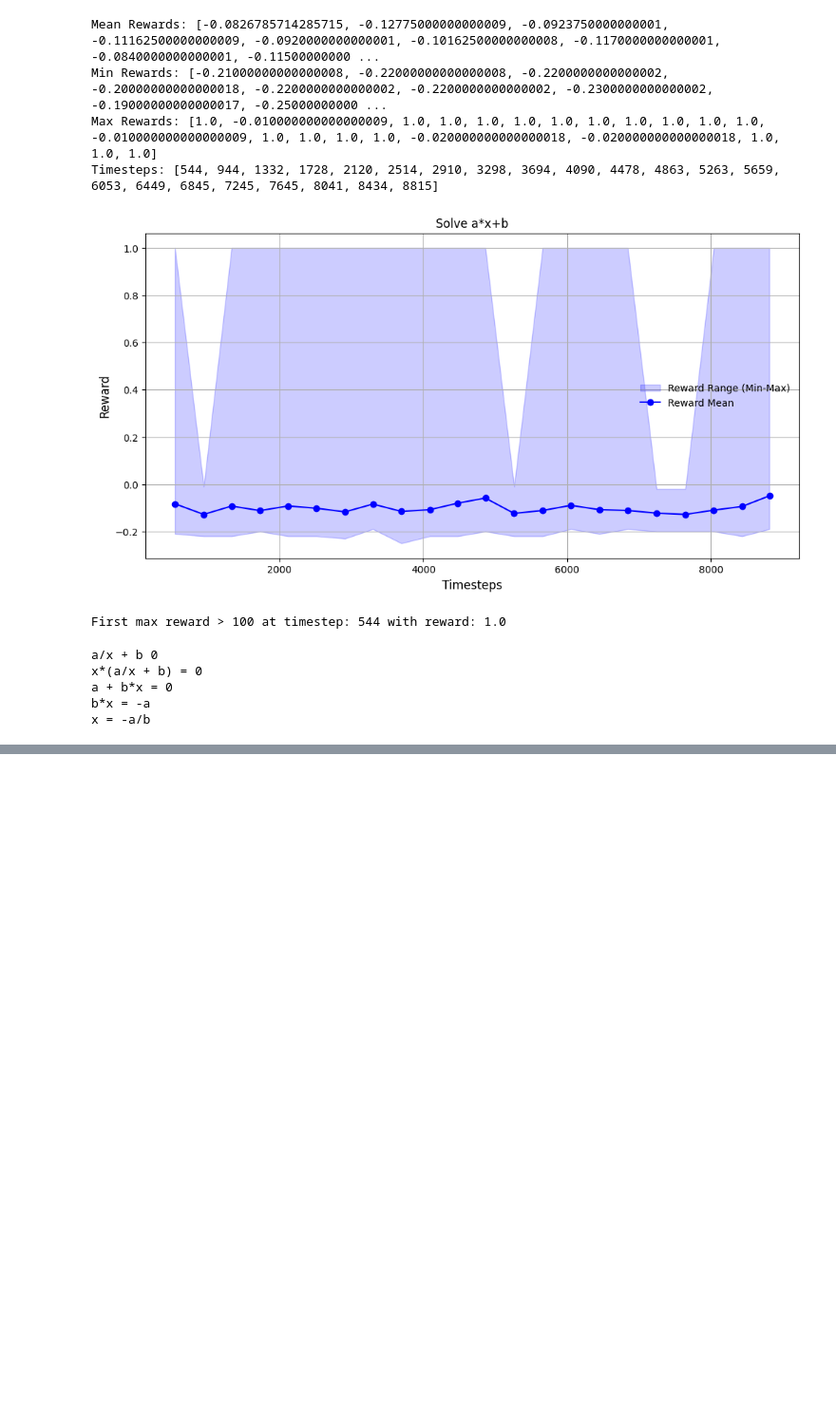
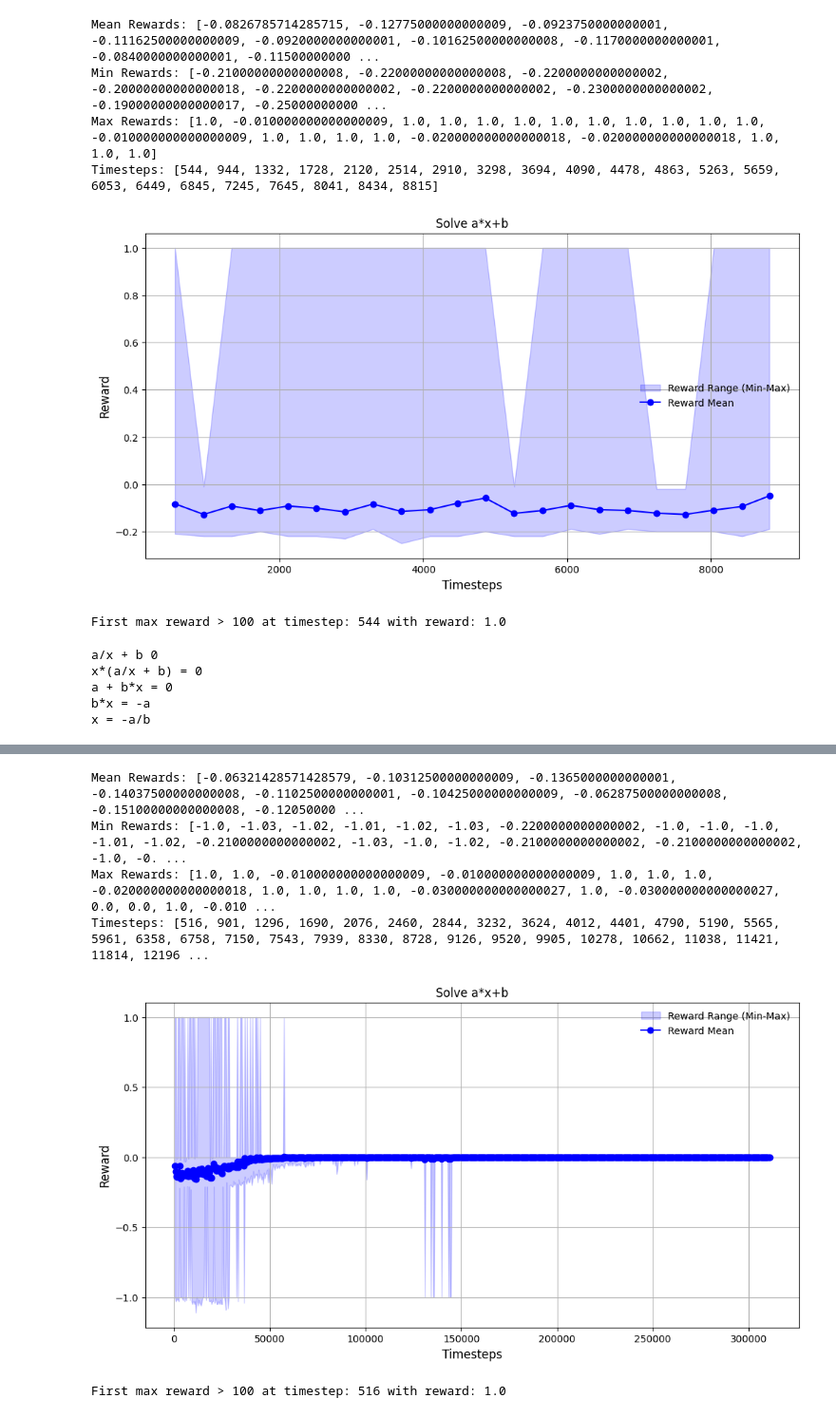
Before and after one commit to Khev/LightZero, a Jupyter notebook: zoo/custom_envs/equation_solver/read_lc_muzero_easy.ipynb, the cells around one changed output, grey strips where cells are left out. Shown at 95% size. Cells and saved outputs as stored; diff of their text form; code cells hidden in the pictures; blank space fills up the shorter version.

```diff
--- a/zoo/custom_envs/equation_solver/read_lc_muzero_easy.ipynb
+++ b/zoo/custom_envs/equation_solver/read_lc_muzero_easy.ipynb
@@ -1014 +1014,76 @@ Timesteps: [537, 933, 1329, 1714, 2103, 2498, 2895, 3278, 3674, 4059, 4455, 4840
 First max reward > 100 at timestep: 537 with reward: 1.0
+# %%
+import os
+import matplotlib.pyplot as plt
+
+# Path to the experiment logs
+#data_dir = "/Users/Kev/Documents/research/LightZero/data_muzero/multieqn/easy"
+data_dir = '/Users/Kev/Documents/research/LightZero/data_muzero/multieqn/easy/'
+collector_log_dir = os.path.join(data_dir, "log", "collector")
+
+# Initialize storage for reward statistics and episode counts
+mean_rewards = []
+min_rewards = []
+max_rewards = []
+timesteps = []  # Will store the total_envstep_count
+
+# Read the `collector_logger.txt` file
+collector_log_file = os.path.join(collector_log_dir, "collector_logger.txt")
+if os.path.isfile(collector_log_file):
+    with open(collector_log_file, "r") as f:
+        for line in f:
+            if "reward_mean" in line:
+                mean_rewards.append(float(line.split(":")[-1].strip()))
+            elif "reward_min" in line:
+                min_rewards.append(float(line.split(":")[-1].strip()))
+            elif "reward_max" in line:
+                max_rewards.append(float(line.split(":")[-1].strip()))
+            elif "total_envstep_count" in line:  # Extract total_envstep_count
+                timesteps.append(int(line.split(":")[-1].strip()))
+else:
+    print(f"No collector log file found at {collector_log_file}")
+    exit()
+
+# Debug the parsed data
+print("Mean Rewards:", mean_rewards)
+print("Min Rewards:", min_rewards)
+print("Max Rewards:", max_rewards)
+print("Timesteps:", timesteps)
+
+# Ensure reward_errors have non-negative values
+reward_errors = [
+    [max(0, mean - min_val) for mean, min_val in zip(mean_rewards, min_rewards)],  # Lower error
+    [max(0, max_val - mean) for max_val, mean in zip(max_rewards, mean_rewards)]   # Upper error
+]
+
+# Plot the learning curve with error bars
+plt.figure(figsize=(12, 6))
+plt.errorbar(
+    timesteps, mean_rewards,  fmt="-o", capsize=5, label="Reward Mean", color="blue"
+)
+plt.fill_between(
+    timesteps, min_rewards, max_rewards, color="blue", alpha=0.2, label="Reward Range (Min-Max)"
+)
+plt.xlabel("Timesteps")  # Change from Episodes to Timesteps
+plt.ylabel("Reward")
+plt.title("Solve a*x+b")
+plt.legend()
+plt.grid(True)
+plt.show()
+
+
+# Ensure the lists are not empty
+if max_rewards and timesteps:
+    for i, reward in enumerate(max_rewards):
+        if reward >= 1:
+            print(f"First max reward > 100 at timestep: {timesteps[i]} with reward: {reward}")
+            break
+else:
+    print("The lists are empty. Please check your data.")
+# %% [output]
+Mean Rewards: [-0.06321428571428579, -0.10312500000000009, -0.1365000000000001, -0.14037500000000008, -0.1102500000000001, -0.10425000000000009, -0.06287500000000008, -0.15100000000000008, -0.12050000 ...
+Min Rewards: [-1.0, -1.03, -1.02, -1.01, -1.02, -1.03, -0.2200000000000002, -1.0, -1.0, -1.0, -1.01, -1.02, -0.2100000000000002, -1.03, -1.0, -1.02, -0.2100000000000002, -0.2100000000000002, -1.0, -0. ...
+Max Rewards: [1.0, 1.0, -0.010000000000000009, -0.010000000000000009, 1.0, 1.0, 1.0, -0.020000000000000018, 1.0, 1.0, 1.0, 1.0, -0.030000000000000027, 1.0, -0.030000000000000027, 0.0, 0.0, 1.0, -0.010 ...
+Timesteps: [516, 901, 1296, 1690, 2076, 2460, 2844, 3232, 3624, 4012, 4401, 4790, 5190, 5565, 5961, 6358, 6758, 7150, 7543, 7939, 8330, 8728, 9126, 9520, 9905, 10278, 10662, 11038, 11421, 11814, 12196 ...
+[figure, added]
+First max reward > 100 at timestep: 516 with reward: 1.0
```
Also changed, not shown: parts of 3 cells of this notebook, 2 other files.
